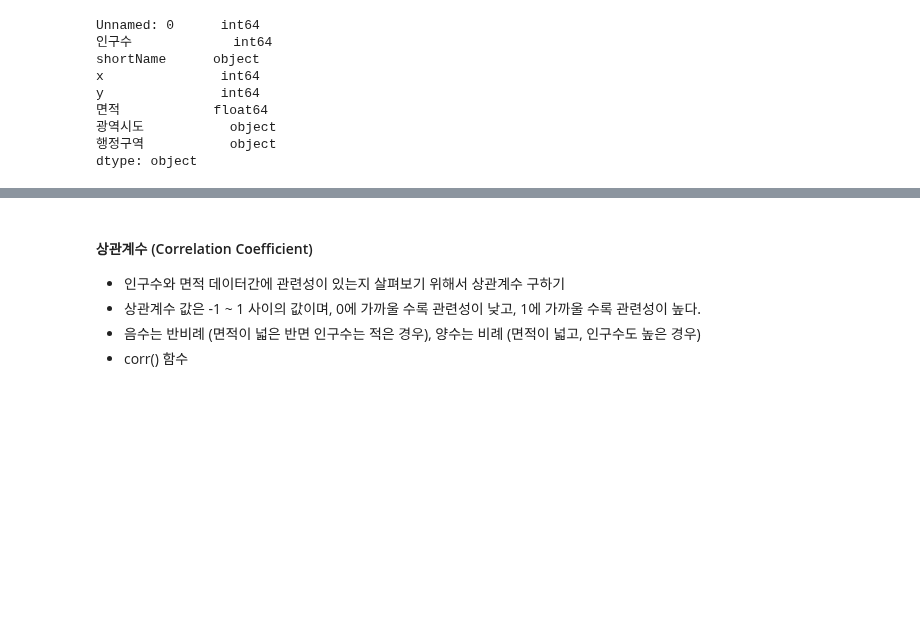
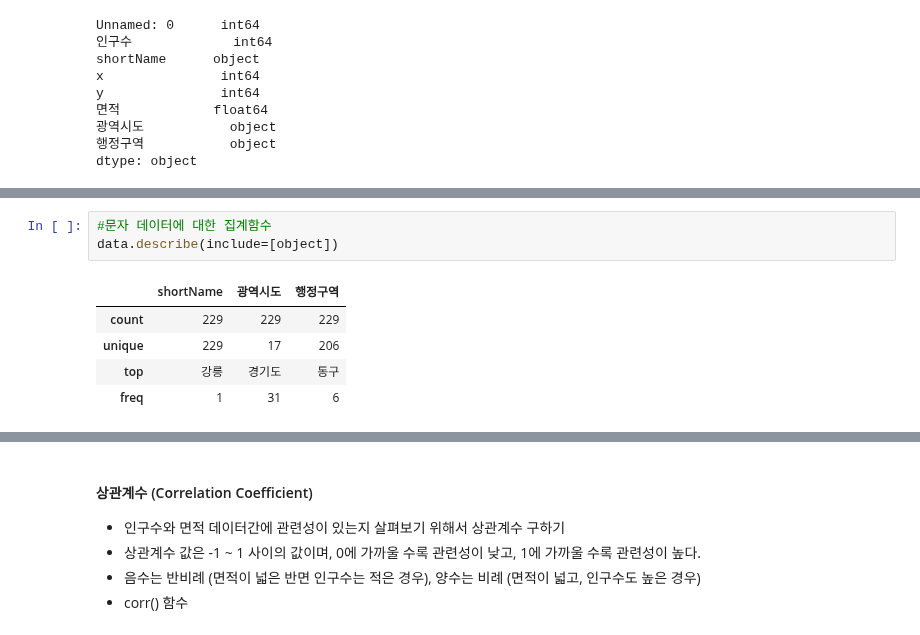
Before and after one commit to BosungPark24/Python_Webscraping_Analysis, a Jupyter notebook: 03-1.행정구역정보_분석과시각화.ipynb, the cells around one changed output, grey strips where cells are left out. Saved outputs shown, nothing was run; the diff lists cells and outputs as text; blank space fills up the shorter version.

Commit message:
행정구역 컬럼 데이터 출력

```diff
--- a/03-1.행정구역정보_분석과시각화.ipynb
+++ b/03-1.행정구역정보_분석과시각화.ipynb
@@ -104,0 +134,9 @@ print(type(data['인구수']))
+# %%
+#문자 데이터에 대한 집계함수
+data.describe(include=[object])
+# %% [output]
+|  | shortName | 광역시도 | 행정구역 |
+| count | 229 | 229 | 229 |
+| unique | 229 | 17 | 206 |
+| top | 강릉 | 경기도 | 동구 |
+| freq | 1 | 31 | 6 |
```
Also changed, not shown: parts of 4 cells of this notebook.
